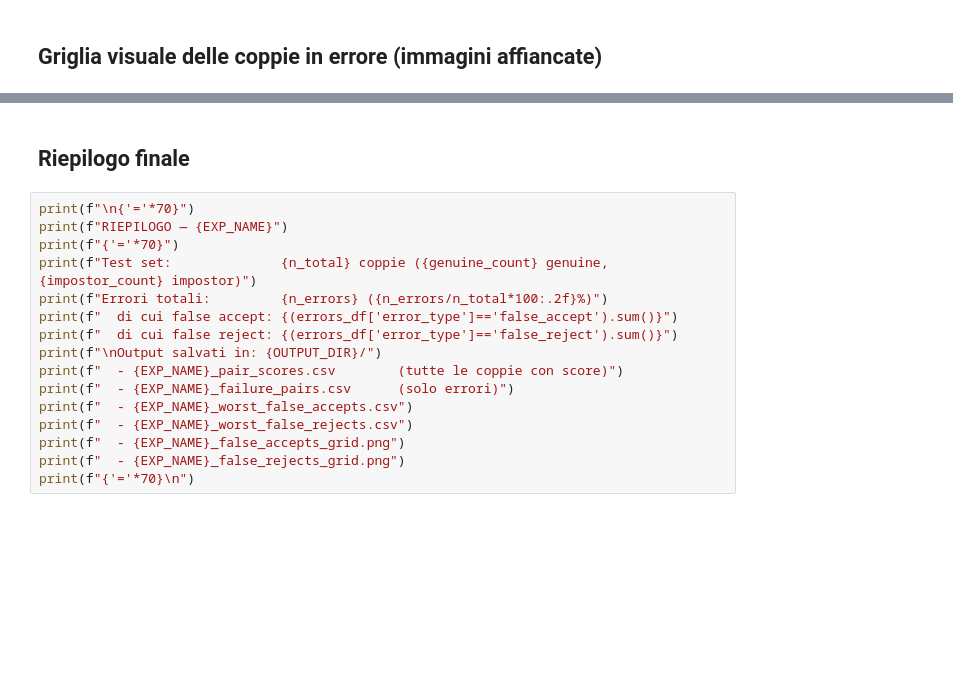
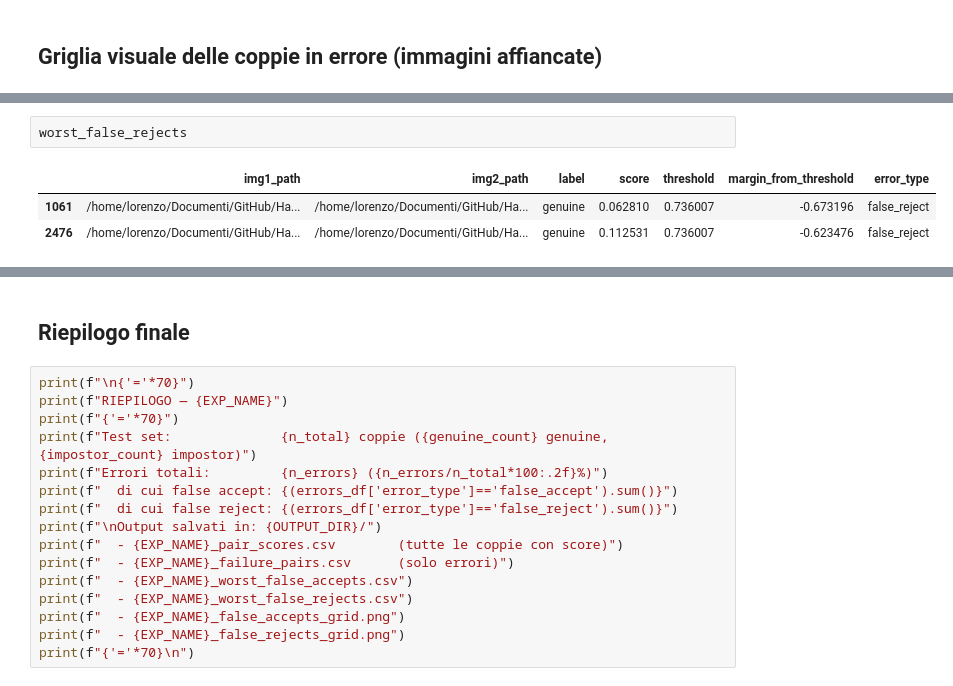
Before and after one commit to lorenzo-arcioni/HandVerify, a Jupyter notebook: notebooks/failure_cases_extraction.ipynb, the cells around one changed output, grey strips where cells are left out. Drawn from its saved outputs; the diff is of its cells as text; blank space fills up the shorter version.

```diff
--- a/notebooks/failure_cases_extraction.ipynb
+++ b/notebooks/failure_cases_extraction.ipynb
@@ -637,0 +582,6 @@ Genero griglia Grad-CAM per false rejects...
+# %%
+worst_false_rejects
+# %% [output]
+|  | img1_path | img2_path | label | score | threshold | margin_from_threshold | error_type |
+| 1061 | /home/lorenzo/Documenti/GitHub/Ha... | /home/lorenzo/Documenti/GitHub/Ha... | genuine | 0.062810 | 0.736007 | -0.673196 | false_reject |
+| 2476 | /home/lorenzo/Documenti/GitHub/Ha... | /home/lorenzo/Documenti/GitHub/Ha... | genuine | 0.112531 | 0.736007 | -0.623476 | false_reject |
```
Also changed, not shown: parts of 18 cells of this notebook, 28 other files.
